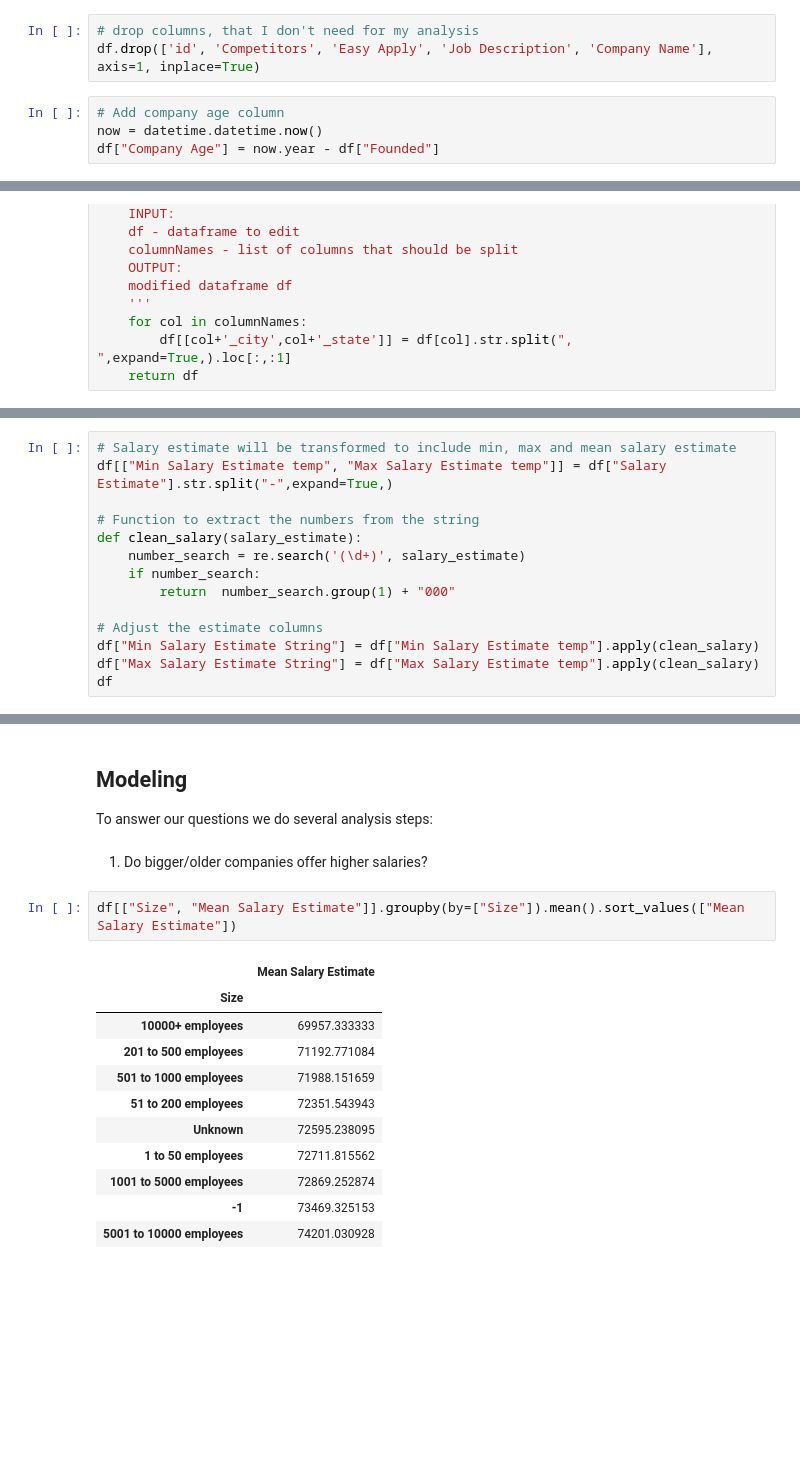
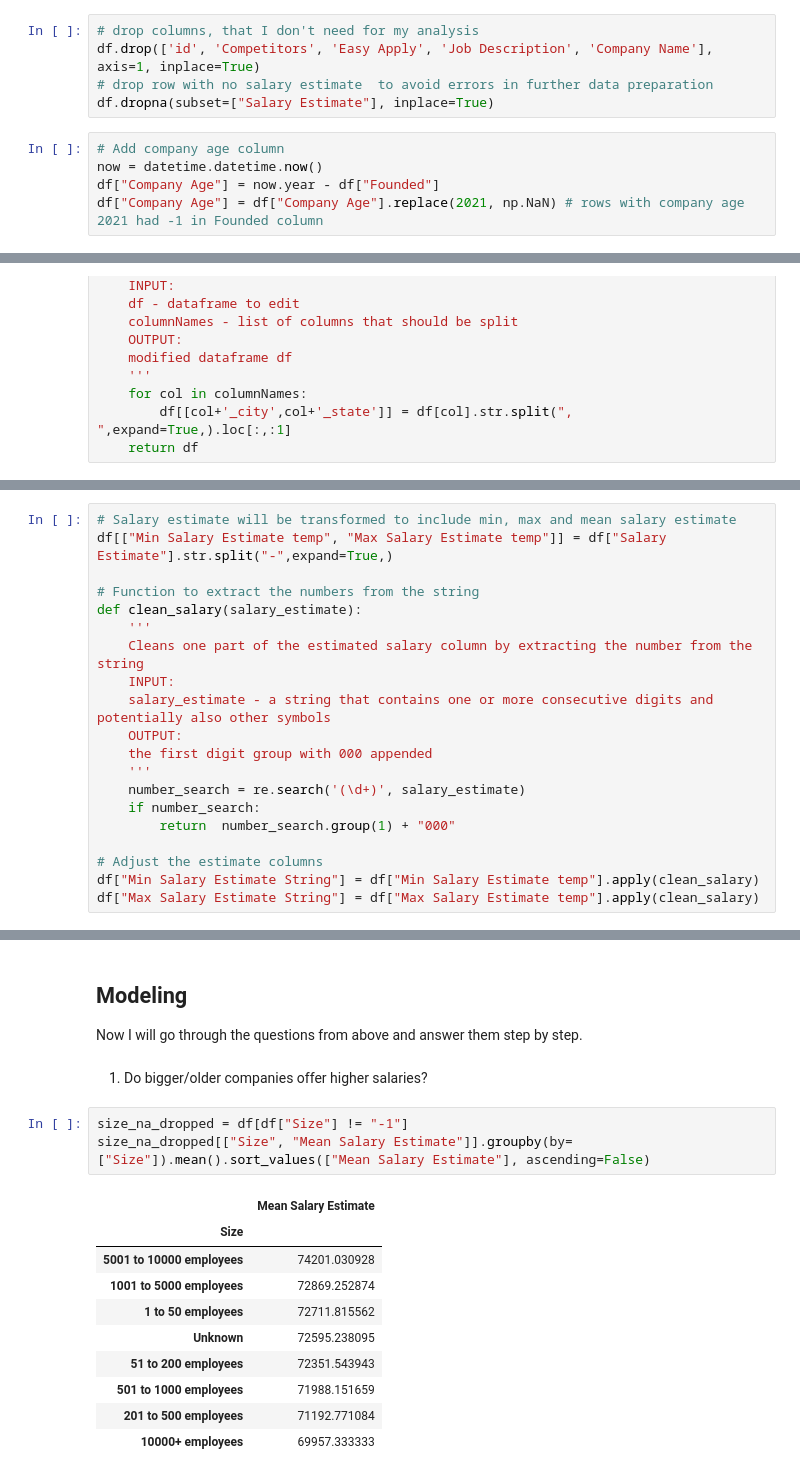
Before and after one commit to maylae/job_offers_analysis, a Jupyter notebook: Data Analysis for Data Analyst Job Offers on Glassdoor.ipynb, the cells around one changed output, grey strips where cells are left out. Cells and saved outputs as stored; diff of their text form; blank space fills up the shorter version.

```diff
--- a/Data Analysis for Data Analyst Job Offers on Glassdoor.ipynb
+++ b/Data Analysis for Data Analyst Job Offers on Glassdoor.ipynb
@@ -160,10 +139,13 @@ Also, some categorical columns need some preparation:
 # %%
 # drop columns, that I don't need for my analysis
 df.drop(['id', 'Competitors', 'Easy Apply', 'Job Description', 'Company Name'], axis=1, inplace=True)
+# drop row with no salary estimate  to avoid errors in further data preparation
+df.dropna(subset=["Salary Estimate"], inplace=True)
 # %%
 # Add company age column
 now = datetime.datetime.now()
 df["Company Age"] = now.year - df["Founded"]
+df["Company Age"] = df["Company Age"].replace(2021, np.NaN) # rows with company age 2021 had -1 in Founded column
 # %%
 # Location and headquarters will be split into city and state
 def splitCityAndState(df, columnNames):
@@ -207,6 +177,13 @@ df[["Min Salary Estimate temp", "Max Salary Estimate temp"]] = df["Salary Estima
 
 # Function to extract the numbers from the string
 def clean_salary(salary_estimate):
+    '''
+    Cleans one part of the estimated salary column by extracting the number from the string
+    INPUT:
+    salary_estimate - a string that contains one or more consecutive digits and potentially also other symbols
+    OUTPUT:
+    the first digit group with 000 appended
+    '''
     number_search = re.search('(\d+)', salary_estimate)
     if number_search:
         return  number_search.group(1) + "000"
@@ -214,4 +191,3 @@ def clean_salary(salary_estimate):
 # Adjust the estimate columns
 df["Min Salary Estimate String"] = df["Min Salary Estimate temp"].apply(clean_salary)
 df["Max Salary Estimate String"] = df["Max Salary Estimate temp"].apply(clean_salary)
-df
@@ -261,21 +198,21 @@ df
-# %% [markdown]
-## Modeling
-To answer our questions we do several analysis steps:
+# %% [markdown]
+## Modeling
+Now I will go through the questions from above and answer them step by step.
 # %% [markdown]
 1. Do bigger/older companies offer higher salaries?
 # %%
-df[["Size", "Mean Salary Estimate"]].groupby(by=["Size"]).mean().sort_values(["Mean Salary Estimate"])
+size_na_dropped = df[df["Size"] != "-1"]
+size_na_dropped[["Size", "Mean Salary Estimate"]].groupby(by=["Size"]).mean().sort_values(["Mean Salary Estimate"], ascending=False)
 # %% [output]
 |  | Mean Salary Estimate |
 | Size |  |
+| 5001 to 10000 employees | 74201.030928 |
+| 1001 to 5000 employees | 72869.252874 |
+| 1 to 50 employees | 72711.815562 |
+| Unknown | 72595.238095 |
+| 51 to 200 employees | 72351.543943 |
+| 501 to 1000 employees | 71988.151659 |
+| 201 to 500 employees | 71192.771084 |
 | 10000+ employees | 69957.333333 |
-| 201 to 500 employees | 71192.771084 |
-| 501 to 1000 employees | 71988.151659 |
-| 51 to 200 employees | 72351.543943 |
-| Unknown | 72595.238095 |
-| 1 to 50 employees | 72711.815562 |
-| 1001 to 5000 employees | 72869.252874 |
-| -1 | 73469.325153 |
-| 5001 to 10000 employees | 74201.030928 |
 # %%
 mean = df[["Company Age", "Mean Salary Estimate"]].groupby(by=["Company Age"]).mean().sort_values(["Mean Salary Estimate"])
```
Also changed, not shown: parts of 25 cells of this notebook.
